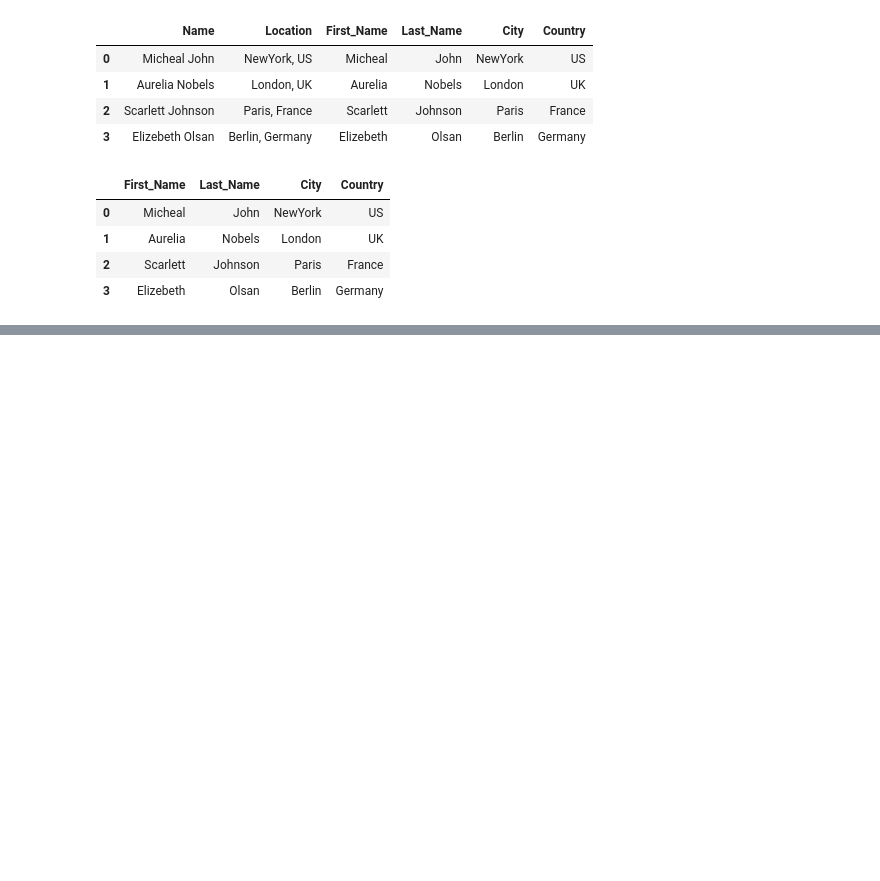
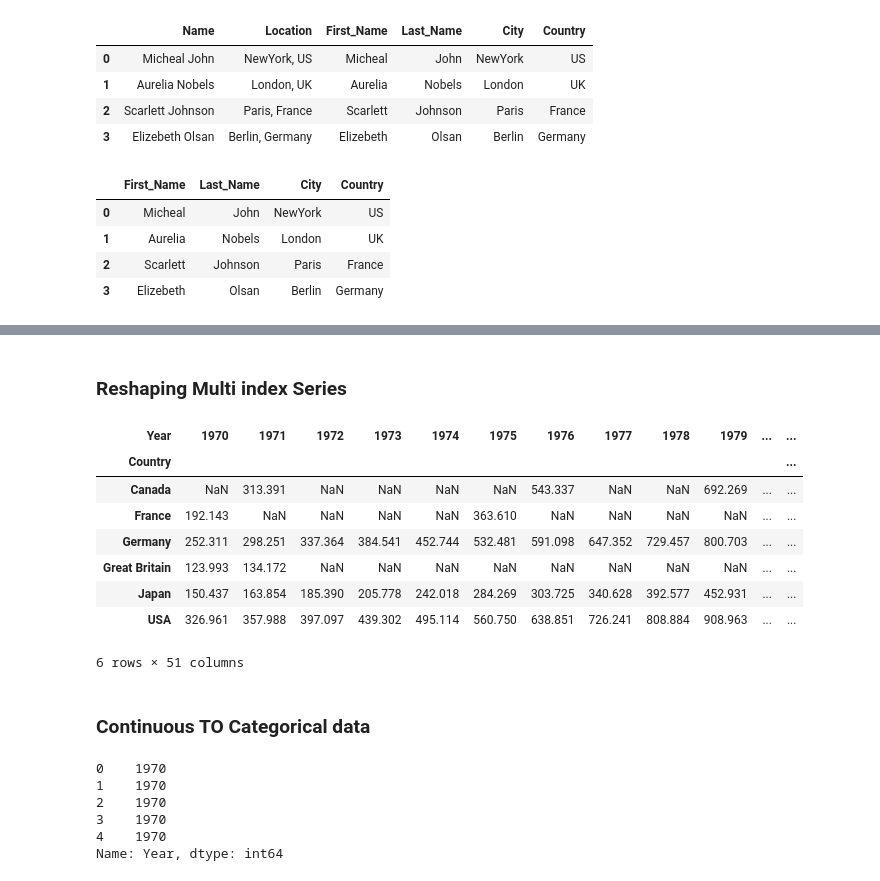
Before and after one commit to TheMuazAshraf/Python-DataVisualization, a Jupyter notebook: Pandas/Pandas_Basics_02.ipynb, the cells around one changed output, grey strips where cells are left out. Cells and saved outputs as stored; diff of their text form; code cells hidden in the pictures; blank space fills up the shorter version.

Commit message:
More Working Pandas 02

```diff
--- a/Pandas/Pandas_Basics_02.ipynb
+++ b/Pandas/Pandas_Basics_02.ipynb
@@ -259,0 +262,6 @@ df
+# %%
+import pandas as pd
+import seaborn as sns
+
+df= sns.load_dataset('healthexp')
+df.head()
@@ -259,0 +355,26 @@ df
+# %% [markdown]
+### Reshaping Multi index Series
+# %%
+df.Spending_USD.mean()
+df.groupby(['Country','Year']).Spending_USD.mean().unstack()
+# %% [output]
+| Year | 1970 | 1971 | 1972 | 1973 | 1974 | 1975 | 1976 | 1977 | 1978 | 1979 | ... | ... |
+| Country |  |  |  |  |  |  |  |  |  |  |  | ... |
+| Canada | NaN | 313.391 | NaN | NaN | NaN | NaN | 543.337 | NaN | NaN | 692.269 | ... | ... |
+| France | 192.143 | NaN | NaN | NaN | NaN | 363.610 | NaN | NaN | NaN | NaN | ... | ... |
+| Germany | 252.311 | 298.251 | 337.364 | 384.541 | 452.744 | 532.481 | 591.098 | 647.352 | 729.457 | 800.703 | ... | ... |
+| Great Britain | 123.993 | 134.172 | NaN | NaN | NaN | NaN | NaN | NaN | NaN | NaN | ... | ... |
+| Japan | 150.437 | 163.854 | 185.390 | 205.778 | 242.018 | 284.269 | 303.725 | 340.628 | 392.577 | 452.931 | ... | ... |
+| USA | 326.961 | 357.988 | 397.097 | 439.302 | 495.114 | 560.750 | 638.851 | 726.241 | 808.884 | 908.963 | ... | ... |
+6 rows × 51 columns
+# %% [markdown]
+### Continuous TO Categorical data
+# %%
+df.Year.head()
+# %% [output]
+0    1970
+1    1970
+2    1970
+3    1970
+4    1970
+Name: Year, dtype: int64
```
Also changed, not shown: parts of 10 cells of this notebook.
